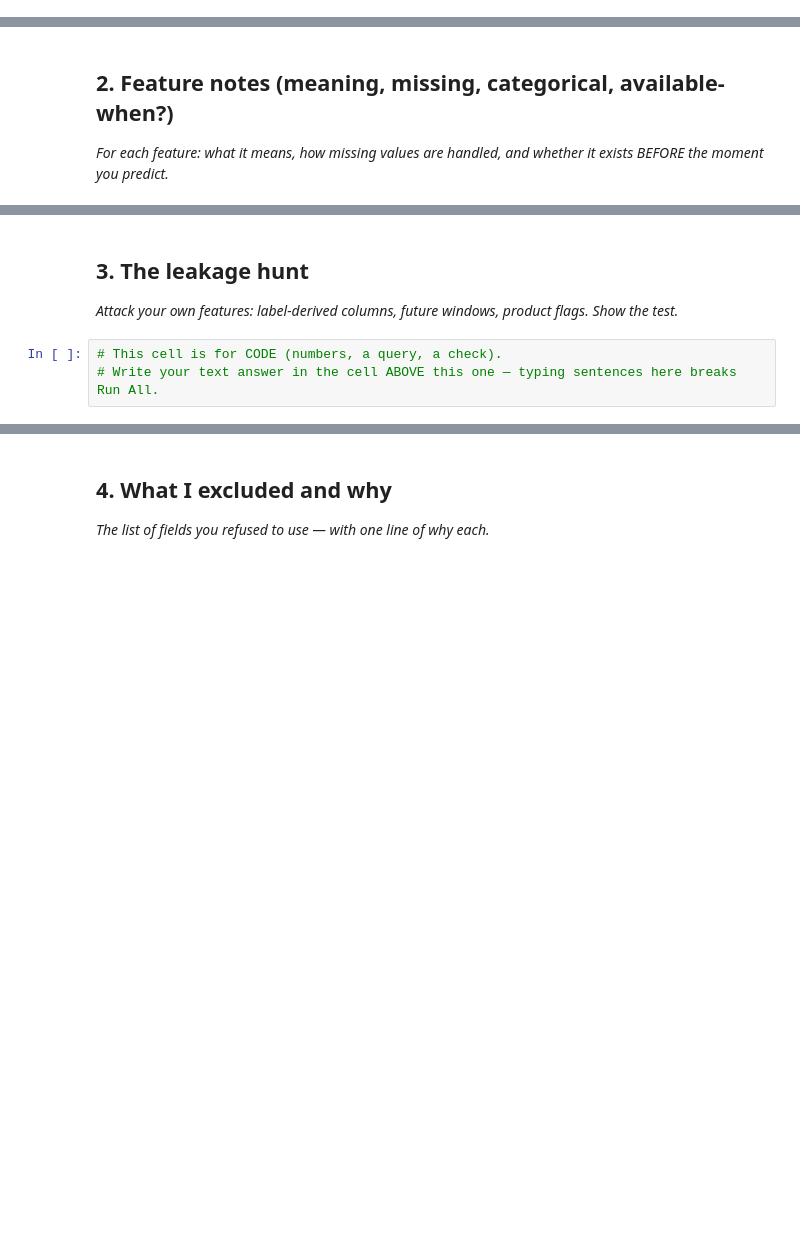
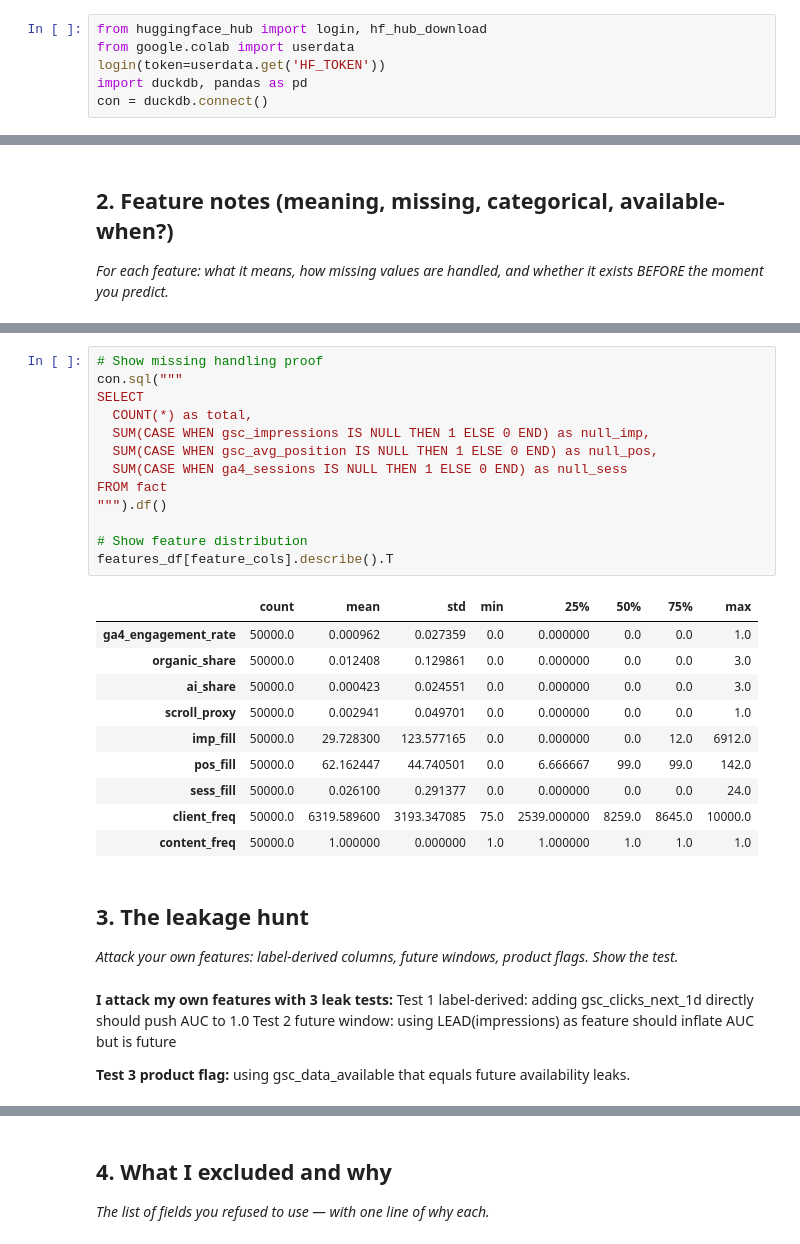
Before and after one commit to Mohamed-Al-Saudi/FlyRank-ML-Internship, a Jupyter notebook: work/notebooks/w03_feature_leakage_check.ipynb, the cells around one changed output, grey strips where cells are left out. Saved outputs shown, nothing was run; the diff lists cells and outputs as text; blank space fills up the shorter version.

```diff
--- a/work/notebooks/w03_feature_leakage_check.ipynb
+++ b/work/notebooks/w03_feature_leakage_check.ipynb
@@ -6,6 +6,12 @@
 This skeleton is yours to fill. Work the sections **in order** — each one has a one-line hint. Simple words, honest numbers.
 
 > Working with an AI assistant? Tell it to read `skills/README.md` first and load the one skill this assignment names on its card.
+# %%
+from huggingface_hub import login, hf_hub_download
+from google.colab import userdata
+login(token=userdata.get('HF_TOKEN'))
+import duckdb, pandas as pd
+con = duckdb.connect()
 # %% [markdown]
 ## 1. Build the feature vector
 
@@ -23,7 +106,34 @@ This skeleton is yours to fill. Work the sections **in order** — each one has
+# %%
+# Show missing handling proof
+con.sql("""
+SELECT
+  COUNT(*) as total,
+  SUM(CASE WHEN gsc_impressions IS NULL THEN 1 ELSE 0 END) as null_imp,
+  SUM(CASE WHEN gsc_avg_position IS NULL THEN 1 ELSE 0 END) as null_pos,
+  SUM(CASE WHEN ga4_sessions IS NULL THEN 1 ELSE 0 END) as null_sess
+FROM fact
+""").df()
+
+# Show feature distribution
+features_df[feature_cols].describe().T
+# %% [output]
+|  | count | mean | std | min | 25% | 50% | 75% | max |
+| ga4_engagement_rate | 50000.0 | 0.000962 | 0.027359 | 0.0 | 0.000000 | 0.0 | 0.0 | 1.0 |
+| organic_share | 50000.0 | 0.012408 | 0.129861 | 0.0 | 0.000000 | 0.0 | 0.0 | 3.0 |
+| ai_share | 50000.0 | 0.000423 | 0.024551 | 0.0 | 0.000000 | 0.0 | 0.0 | 3.0 |
+| scroll_proxy | 50000.0 | 0.002941 | 0.049701 | 0.0 | 0.000000 | 0.0 | 0.0 | 1.0 |
+| imp_fill | 50000.0 | 29.728300 | 123.577165 | 0.0 | 0.000000 | 0.0 | 12.0 | 6912.0 |
+| pos_fill | 50000.0 | 62.162447 | 44.740501 | 0.0 | 6.666667 | 99.0 | 99.0 | 142.0 |
+| sess_fill | 50000.0 | 0.026100 | 0.291377 | 0.0 | 0.000000 | 0.0 | 0.0 | 24.0 |
+| client_freq | 50000.0 | 6319.589600 | 3193.347085 | 75.0 | 2539.000000 | 8259.0 | 8645.0 | 10000.0 |
+| content_freq | 50000.0 | 1.000000 | 0.000000 | 1.0 | 1.000000 | 1.0 | 1.0 | 1.0 |
 # %% [markdown]
 ## 3. The leakage hunt
 
 *Attack your own features: label-derived columns, future windows, product flags. Show the test.*
-# %%
-# This cell is for CODE (numbers, a query, a check).
-# Write your text answer in the cell ABOVE this one — typing sentences here breaks Run All.
+# %% [markdown]
+**I attack my own features with 3 leak tests:**
+Test 1 label-derived: adding gsc_clicks_next_1d directly should push AUC to 1.0
+Test 2 future window: using LEAD(impressions) as feature should inflate AUC but is future
+
+**Test 3 product flag:** using gsc_data_available that equals future availability leaks.
```
Also changed, not shown: parts of 10 cells of this notebook.
